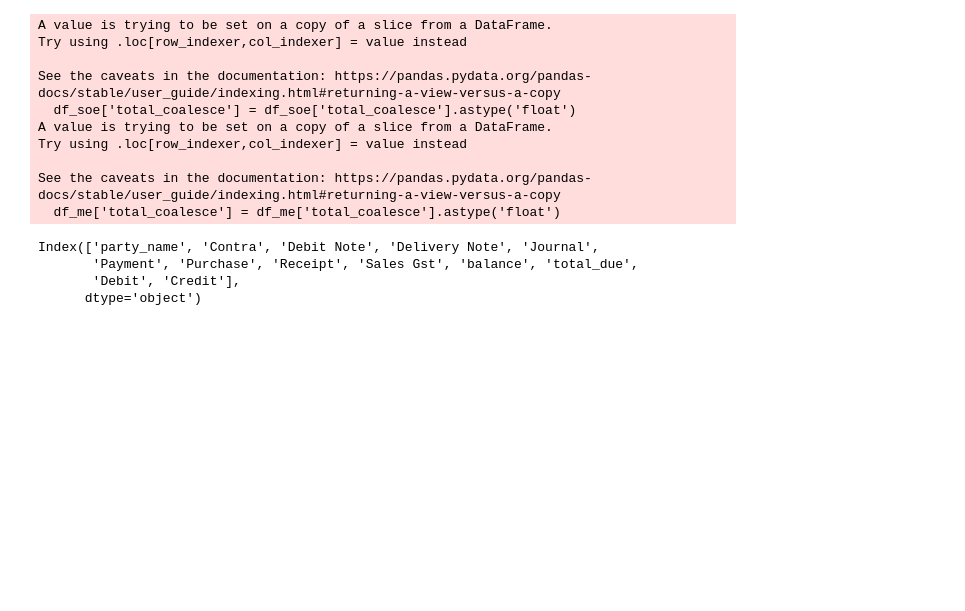
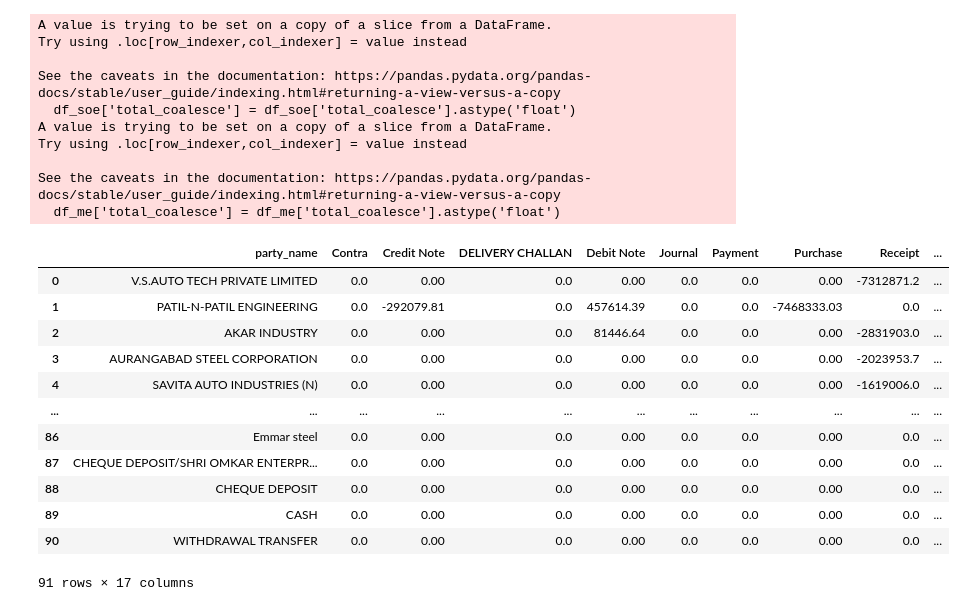
Before and after one commit to omkar-salunke/accounts, a Jupyter notebook: both_tally_daybook.ipynb, the cells around one changed output. Cells and saved outputs as stored; diff of their text form; code cells hidden in the pictures; blank space fills up the shorter version.

```diff
--- a/both_tally_daybook.ipynb
+++ b/both_tally_daybook.ipynb
@@ -128,6 +128,9 @@ def add_req_fields(df):
 df_me = add_req_fields(df_raw_me)
 df_me['DATE'] = pd.to_datetime(df_me['DATE'])
 df_me['month_of_day'] =df_me['DATE'].dt.month
+df_me['quarter_of_day'] =df_me['DATE'].dt.quarter
+
 df_soe = add_req_fields(df_raw_soe)
 df_soe['DATE'] = pd.to_datetime(df_soe['DATE'])
 df_soe['month_of_day'] =df_soe['DATE'].dt.month
+df_soe['quarter_of_day'] =df_soe['DATE'].dt.quarter
@@ -178,10 +199,40 @@ df_summary_all_bank_soe = df_summary_all_bank_soe.sort_values(by='SALES GST', ke
 # df_bank_match
 df_summary_all_bank_me = pd.merge(df_summary_all_me,df_bank_match_overview_me,on=['party_name'],how='outer')
 df_summary_all_bank_me = df_summary_all_bank_me.sort_values(by='Sales Gst', key=lambda x: x.isna()).reset_index(drop=True).sort_values(by='Sales Gst', ascending=False).reset_index(drop=True)
-# %%
-df_summary_all_bank_me.columns
-# %% [output]
-Index(['party_name', 'Contra', 'Debit Note', 'Delivery Note', 'Journal',
-       'Payment', 'Purchase', 'Receipt', 'Sales Gst', 'balance', 'total_due',
-       'Debit', 'Credit'],
-      dtype='object')
+# %%
+
+df_sales = df_soe[df_soe['VOUCHERTYPENAME']=='SALES GST'].reset_index(drop=True)
+# df_sales = df_sales.rename(columns={'ALLINVENTORYENTRIES.LIST.AMOUNT': 'sales_amount'})
+df_sales_g = df_sales.groupby(['PARTYLEDGERNAME'])['total_coalesce'].sum().reset_index().rename(columns={"total_coalesce":"total_sales","PARTYLEDGERNAME":"party_name"})
+date_45d = max(df_sales['DATE']) - pd.Timedelta(days=45)
+due45 = df_sales[df_sales['DATE'] > date_45d]
+due45_g = due45.groupby(['PARTYLEDGERNAME'])['total_coalesce'].sum().reset_index().rename(columns={"total_coalesce":"Sale_45d","PARTYLEDGERNAME":"party_name"})
+
+date_60d = max(df_sales['DATE']) - pd.Timedelta(days=60)
+due60 = df_sales[df_sales['DATE'] > date_60d]
+due60_g = due60.groupby(['PARTYLEDGERNAME'])['total_coalesce'].sum().reset_index().rename(columns={"total_coalesce":"Sale_60d","PARTYLEDGERNAME":"party_name"})
+
+date_90d = max(df_sales['DATE']) - pd.Timedelta(days=90)
+due90 = df_sales[df_sales['DATE'] > date_90d]
+due90_g = due90.groupby(['PARTYLEDGERNAME'])['total_coalesce'].sum().reset_index().rename(columns={"total_coalesce":"Sale_90d","PARTYLEDGERNAME":"party_name"})
+
+# df_summary_all_bank_soe_due = pd.merge(df_summary_all_bank_soe,df_sales_g,on=['party_name'],how='left')
+df_summary_all_bank_soe_due = pd.merge(df_summary_all_bank_soe,due45_g,on=['party_name'],how='left')
+df_summary_all_bank_soe_due = pd.merge(df_summary_all_bank_soe_due,due60_g,on=['party_name'],how='left')
+df_summary_all_bank_soe_due = pd.merge(df_summary_all_bank_soe_due,due90_g,on=['party_name'],how='left')
+df_summary_all_bank_soe_due = df_summary_all_bank_soe_due.fillna(0)
+# df_summary_all_bank_soe_due
+# %% [output]
+|  | party_name | Contra | Credit Note | DELIVERY CHALLAN | Debit Note | Journal | Payment | Purchase | Receipt | ... |
+| 0 | V.S.AUTO TECH PRIVATE LIMITED | 0.0 | 0.00 | 0.0 | 0.00 | 0.0 | 0.0 | 0.00 | -7312871.2 | ... |
+| 1 | PATIL-N-PATIL ENGINEERING | 0.0 | -292079.81 | 0.0 | 457614.39 | 0.0 | 0.0 | -7468333.03 | 0.0 | ... |
+| 2 | AKAR INDUSTRY | 0.0 | 0.00 | 0.0 | 81446.64 | 0.0 | 0.0 | 0.00 | -2831903.0 | ... |
+| 3 | AURANGABAD STEEL CORPORATION | 0.0 | 0.00 | 0.0 | 0.00 | 0.0 | 0.0 | 0.00 | -2023953.7 | ... |
+| 4 | SAVITA AUTO INDUSTRIES (N) | 0.0 | 0.00 | 0.0 | 0.00 | 0.0 | 0.0 | 0.00 | -1619006.0 | ... |
+| ... | ... | ... | ... | ... | ... | ... | ... | ... | ... | ... |
+| 86 | Emmar steel | 0.0 | 0.00 | 0.0 | 0.00 | 0.0 | 0.0 | 0.00 | 0.0 | ... |
+| 87 | CHEQUE DEPOSIT/SHRI OMKAR ENTERPR... | 0.0 | 0.00 | 0.0 | 0.00 | 0.0 | 0.0 | 0.00 | 0.0 | ... |
+| 88 | CHEQUE DEPOSIT | 0.0 | 0.00 | 0.0 | 0.00 | 0.0 | 0.0 | 0.00 | 0.0 | ... |
+| 89 | CASH | 0.0 | 0.00 | 0.0 | 0.00 | 0.0 | 0.0 | 0.00 | 0.0 | ... |
+| 90 | WITHDRAWAL TRANSFER | 0.0 | 0.00 | 0.0 | 0.00 | 0.0 | 0.0 | 0.00 | 0.0 | ... |
+91 rows × 17 columns
```
Also changed, not shown: parts of 8 cells of this notebook.
